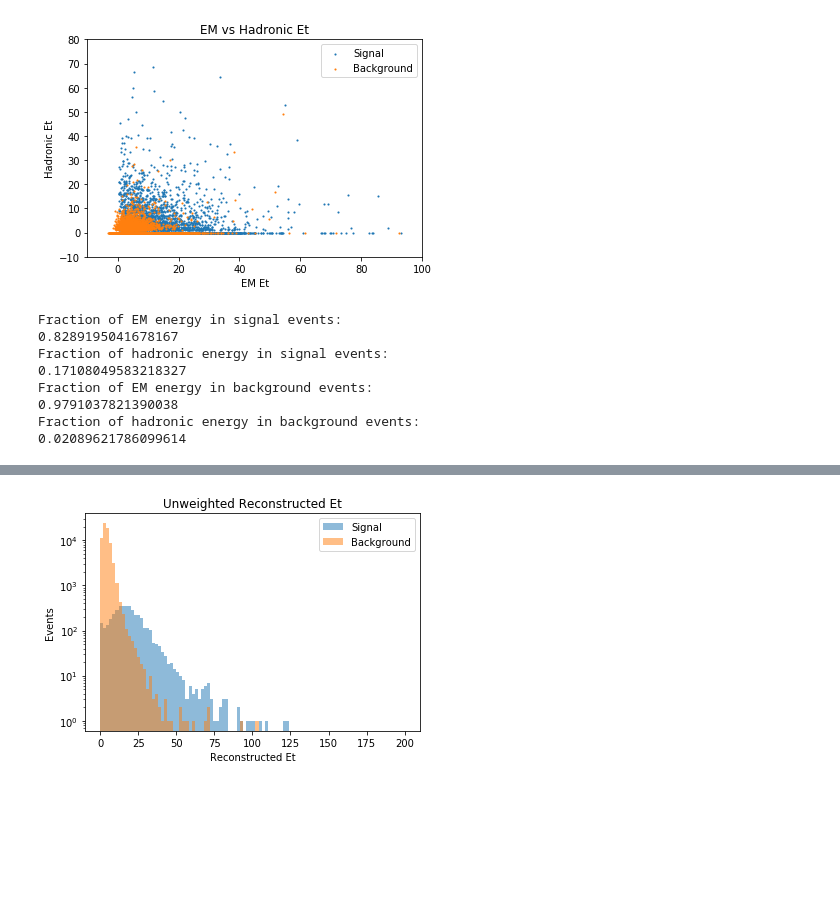
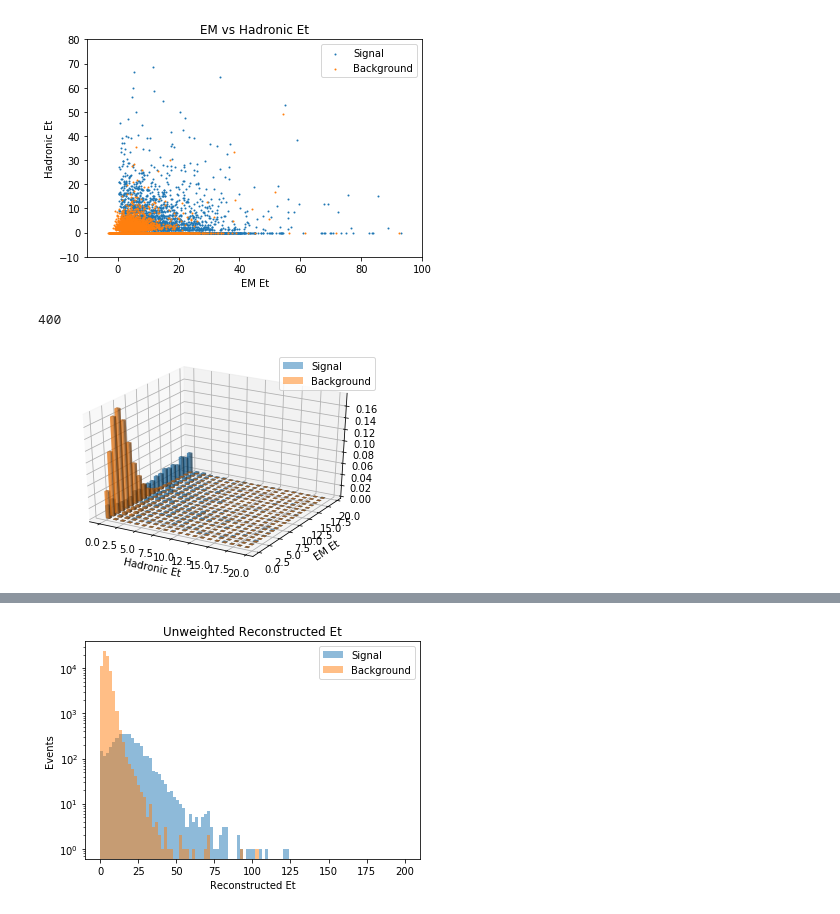
Before and after one commit to nluongo/RootScripts, a Jupyter notebook: LayerFrame/EtExploration.ipynb, the cells around one changed output, grey strips where cells are left out. Cells and saved outputs as stored; diff of their text form; code cells hidden in the pictures; blank space fills up the shorter version.

```diff
--- a/LayerFrame/EtExploration.ipynb
+++ b/LayerFrame/EtExploration.ipynb
@@ -44,26 +45,43 @@ plt.legend(loc='upper right')
 plt.show()
 # %% [output]
 [figure]
-# %%
-em_sig_frac = signal_frame['EmEt'] / signal_frame['TotalEt']
-had_sig_frac = signal_frame['HadEt'] / signal_frame['TotalEt']
-print('Fraction of EM energy in signal events:')
-print(em_sig_frac.mean(axis=0))
-print('Fraction of hadronic energy in signal events:')
-print(had_sig_frac.mean(axis=0))
-
-em_back_frac = background_frame['EmEt'] / background_frame['TotalEt']
-had_back_frac = background_frame['HadEt'] / background_frame['TotalEt']
-print('Fraction of EM energy in background events:')
-print(em_back_frac.mean(axis=0))
-print('Fraction of hadronic energy in background events:')
-print(had_back_frac.mean(axis=0))
-# %% [output]
-Fraction of EM energy in signal events:
-0.8289195041678167
-Fraction of hadronic energy in signal events:
-0.17108049583218327
-Fraction of EM energy in background events:
-0.9791037821390038
-Fraction of hadronic energy in background events:
-0.02089621786099614
+# %%
+signal_em_values = signal_frame['EMEt'].values
+signal_had_values = signal_frame['HadEt'].values
+
+background_em_values = background_frame['EMEt'].values
+background_had_values = background_frame['HadEt'].values
+
+sig_hist, sig_xedges, sig_yedges = np.histogram2d(signal_em_values, signal_had_values, bins=20, range=[[0, 20], [0, 20]], density=True)
+back_hist, back_xedges, back_yedges = np.histogram2d(background_em_values, background_had_values, bins=20, range=[[0, 20], [0, 20]], density=True)
+
+x_pos, y_pos = np.meshgrid(sig_xedges[:-1], sig_yedges[:-1])
+x_pos = x_pos.ravel()
+y_pos = y_pos.ravel()
+z_pos = 0
+
+dx = dy = 0.5
+sig_dz = sig_hist.ravel()
+back_dz = back_hist.ravel()
+
+print(len(x_pos))
+#print(len(dz))
+# %% [output]
+400
+# %%
+fig = plt.figure()
+ax = fig.add_subplot(111, projection='3d')
+
+ax.bar3d(x_pos, y_pos, z_pos, dx, dy, sig_dz, alpha=0.5, label='Signal')
+ax.bar3d(x_pos, y_pos, z_pos, dx, dy, back_dz, alpha=0.5, label='Background')
+
+ax.set_xlabel('Hadronic Et')
+ax.set_ylabel('EM Et')
+
+sig_proxy = plt.Rectangle((0, 0), 1, 1, fc='C0', alpha=0.5)
+back_proxy = plt.Rectangle((0, 0), 1, 1, fc='C1', alpha=0.5)
+ax.legend([sig_proxy, back_proxy], ['Signal', 'Background'])
+
+plt.show()
+# %% [output]
+[figure, added]
```
Also changed, not shown: parts of 15 cells of this notebook, 6 other files.
